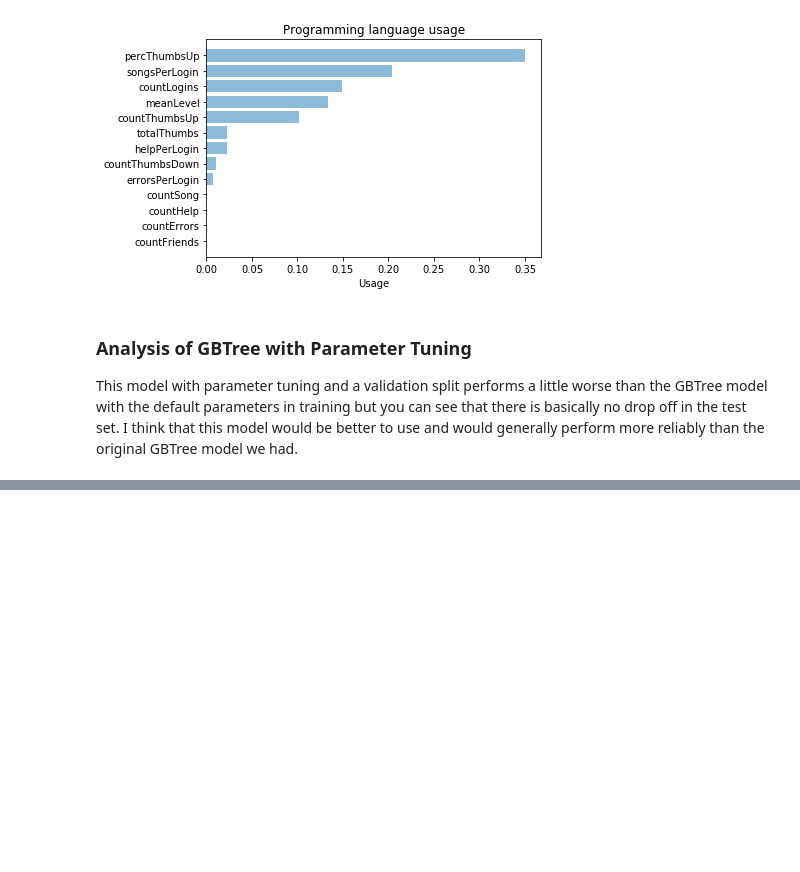
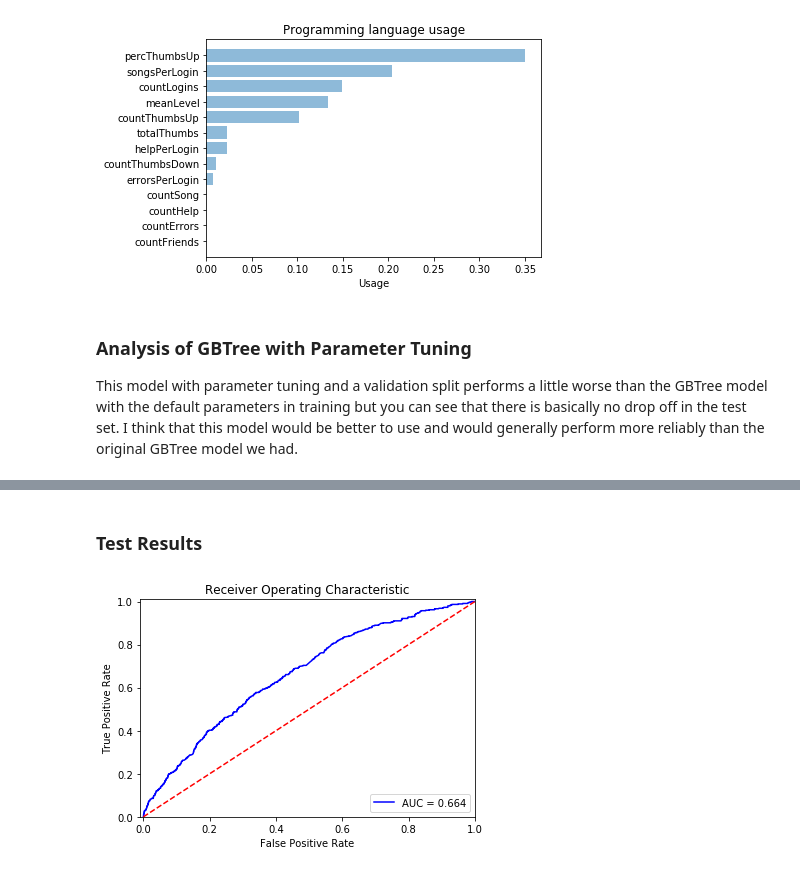
Before and after one commit to hunterkempf/Sparkify_Churn, a Jupyter notebook: Large-Spark-Capstone-ML.ipynb, the cells around one changed output, grey strips where cells are left out. Drawn from its saved outputs; the diff is of its cells as text; code cells hidden in the pictures; blank space fills up the shorter version.

```diff
--- a/Large-Spark-Capstone-ML.ipynb
+++ b/Large-Spark-Capstone-ML.ipynb
@@ -1194,0 +1304,12 @@ This model with parameter tuning and a validation split performs a little worse
+# %% [markdown]
+### Test Results
+# %%
+test_preds = gbt_predictions.withColumn('prob0', split0_udf('probability'))\
+                                      .withColumn('prob1', split1_udf('probability'))\
+                                      .drop('features','rawPrediction','probability')\
+                                      .toPandas()
+preds = test_preds.prob1
+y = test_preds.label
+plot_roc(y,preds)
+# %% [output]
+[figure, added]
```
Also changed, not shown: parts of 22 cells of this notebook.
